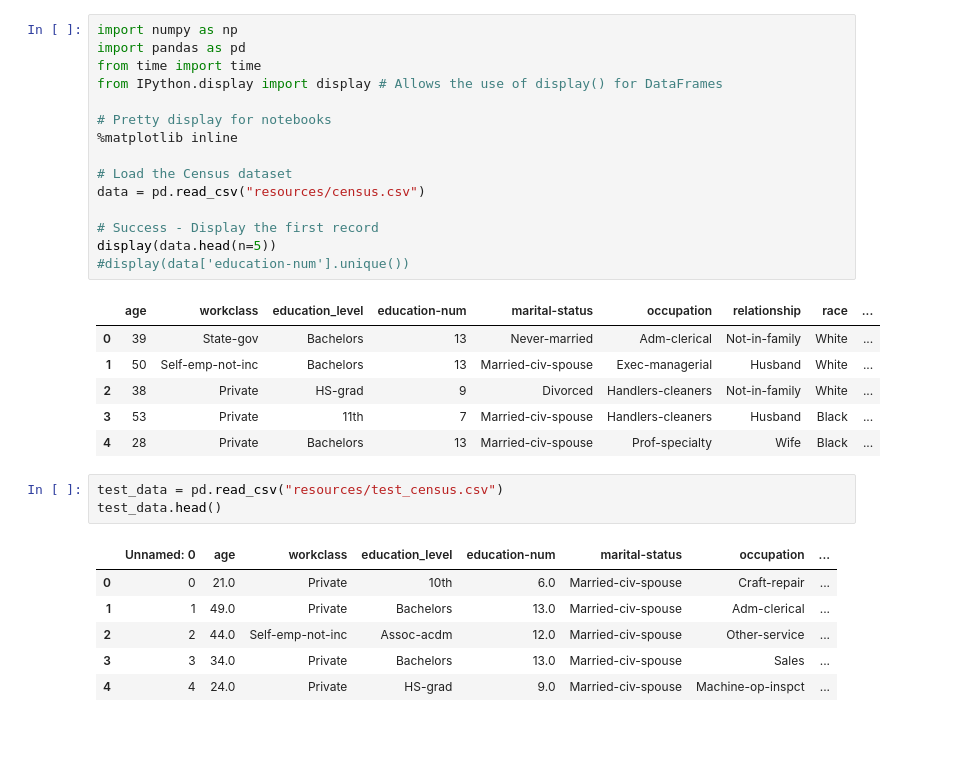
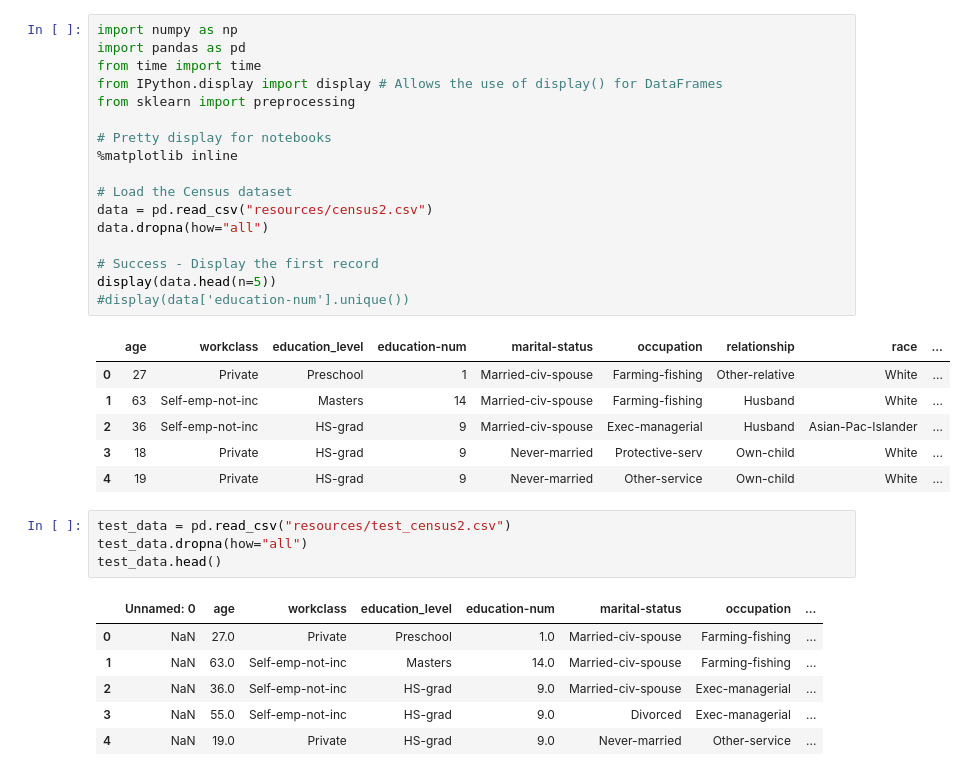
Before and after one commit to rvaros/Donor-Charity-Machine-Learning-Project, a Jupyter notebook: python.ipynb, the cells around one changed output. Cells and saved outputs as stored; diff of their text form; blank space fills up the shorter version.

```diff
--- a/python.ipynb
+++ b/python.ipynb
@@ -1,32 +1,35 @@
 # %%
 import numpy as np
 import pandas as pd
 from time import time
 from IPython.display import display # Allows the use of display() for DataFrames
+from sklearn import preprocessing
 
 # Pretty display for notebooks
 %matplotlib inline
 
 # Load the Census dataset
-data = pd.read_csv("resources/census.csv")
+data = pd.read_csv("resources/census2.csv")
+data.dropna(how="all")
 
 # Success - Display the first record
 display(data.head(n=5))
 #display(data['education-num'].unique())
 # %% [output]
 |  | age | workclass | education_level | education-num | marital-status | occupation | relationship | race | ... |
-| 0 | 39 | State-gov | Bachelors | 13 | Never-married | Adm-clerical | Not-in-family | White | ... |
-| 1 | 50 | Self-emp-not-inc | Bachelors | 13 | Married-civ-spouse | Exec-managerial | Husband | White | ... |
-| 2 | 38 | Private | HS-grad | 9 | Divorced | Handlers-cleaners | Not-in-family | White | ... |
-| 3 | 53 | Private | 11th | 7 | Married-civ-spouse | Handlers-cleaners | Husband | Black | ... |
-| 4 | 28 | Private | Bachelors | 13 | Married-civ-spouse | Prof-specialty | Wife | Black | ... |
+| 0 | 27 | Private | Preschool | 1 | Married-civ-spouse | Farming-fishing | Other-relative | White | ... |
+| 1 | 63 | Self-emp-not-inc | Masters | 14 | Married-civ-spouse | Farming-fishing | Husband | White | ... |
+| 2 | 36 | Self-emp-not-inc | HS-grad | 9 | Married-civ-spouse | Exec-managerial | Husband | Asian-Pac-Islander | ... |
+| 3 | 18 | Private | HS-grad | 9 | Never-married | Protective-serv | Own-child | White | ... |
+| 4 | 19 | Private | HS-grad | 9 | Never-married | Other-service | Own-child | White | ... |
 # %%
-test_data = pd.read_csv("resources/test_census.csv")
+test_data = pd.read_csv("resources/test_census2.csv")
+test_data.dropna(how="all")
 test_data.head()
 # %% [output]
 |  | Unnamed: 0 | age | workclass | education_level | education-num | marital-status | occupation | ... |
-| 0 | 0 | 21.0 | Private | 10th | 6.0 | Married-civ-spouse | Craft-repair | ... |
-| 1 | 1 | 49.0 | Private | Bachelors | 13.0 | Married-civ-spouse | Adm-clerical | ... |
-| 2 | 2 | 44.0 | Self-emp-not-inc | Assoc-acdm | 12.0 | Married-civ-spouse | Other-service | ... |
-| 3 | 3 | 34.0 | Private | Bachelors | 13.0 | Married-civ-spouse | Sales | ... |
-| 4 | 4 | 24.0 | Private | HS-grad | 9.0 | Married-civ-spouse | Machine-op-inspct | ... |
+| 0 | NaN | 27.0 | Private | Preschool | 1.0 | Married-civ-spouse | Farming-fishing | ... |
+| 1 | NaN | 63.0 | Self-emp-not-inc | Masters | 14.0 | Married-civ-spouse | Farming-fishing | ... |
+| 2 | NaN | 36.0 | Self-emp-not-inc | HS-grad | 9.0 | Married-civ-spouse | Exec-managerial | ... |
+| 3 | NaN | 55.0 | Self-emp-not-inc | HS-grad | 9.0 | Divorced | Exec-managerial | ... |
+| 4 | NaN | 19.0 | Private | HS-grad | 9.0 | Never-married | Other-service | ... |
```
Also changed, not shown: parts of 6 cells of this notebook, 1 other file.
